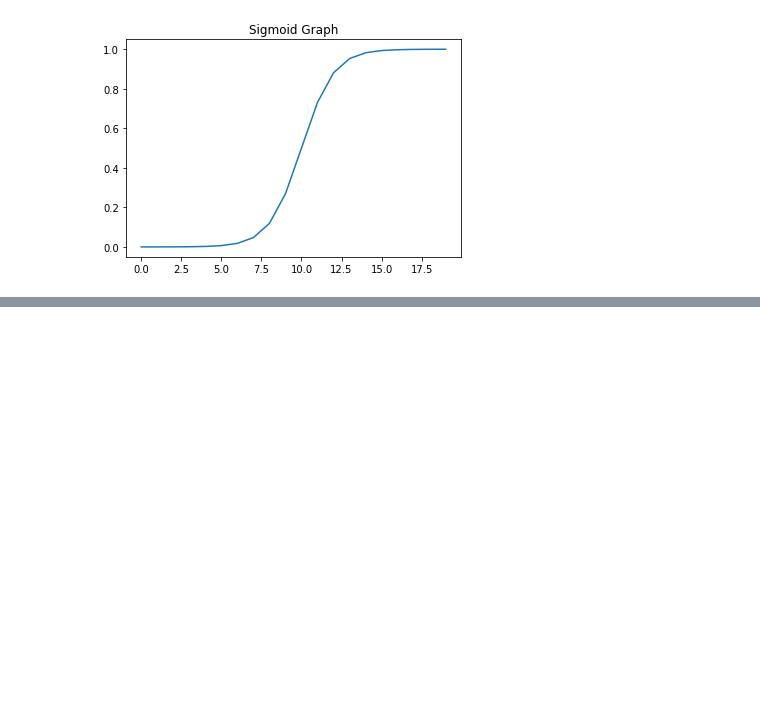
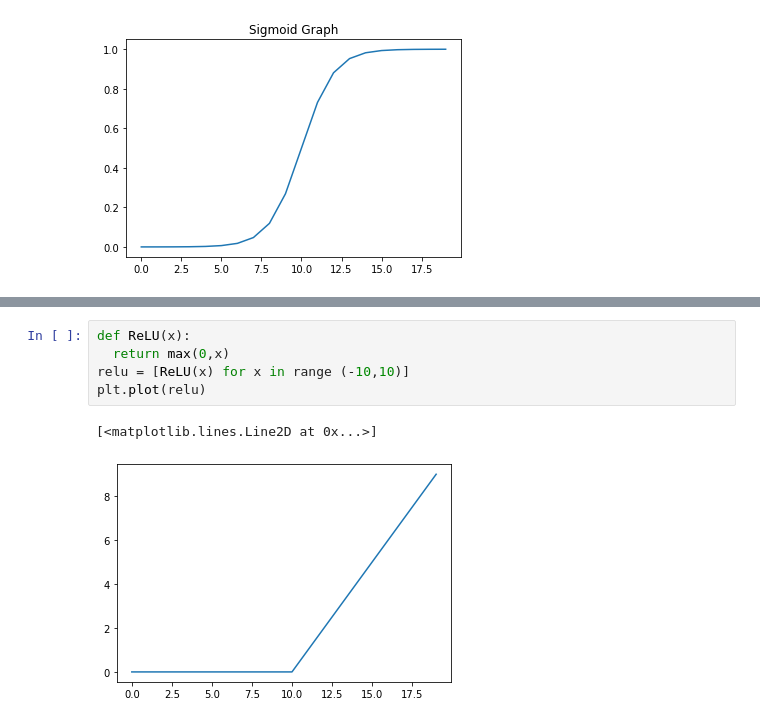
Before and after one commit to theadamsabra/VocalExtractor, a Jupyter notebook: CNN_Notes.ipynb, the cells around one changed output, grey strips where cells are left out. Cells and saved outputs as stored; diff of their text form; blank space fills up the shorter version.

```diff
--- a/CNN_Notes.ipynb
+++ b/CNN_Notes.ipynb
@@ -127,0 +149,8 @@ plt.plot(graph)
+# %%
+def ReLU(x):
+  return max(0,x)
+relu = [ReLU(x) for x in range (-10,10)]
+plt.plot(relu)
+# %% [output]
+[<matplotlib.lines.Line2D at 0x...>]
+[figure, added]
```
Also changed, not shown: parts of 4 cells of this notebook.
